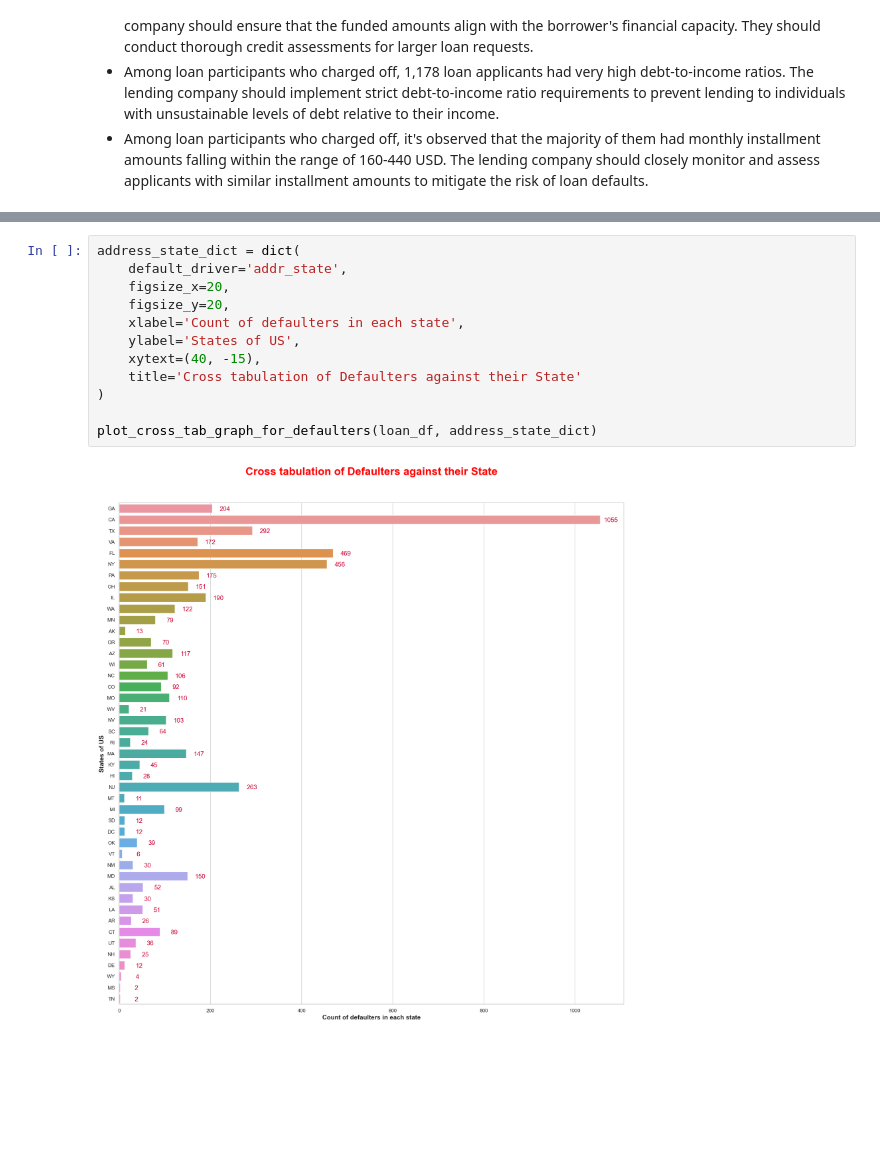
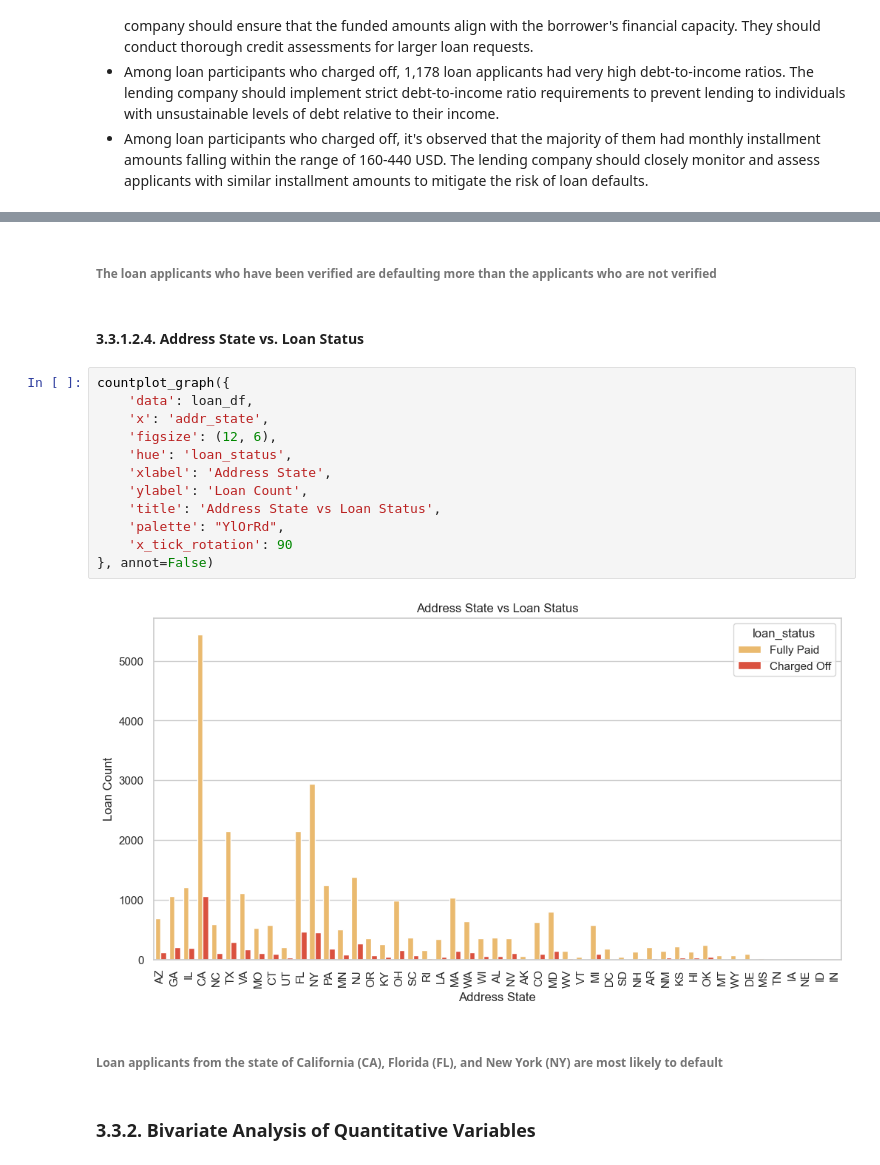
Before and after one commit to akashkriplani/lending-club-case-study, a Jupyter notebook: Akash_Kriplani.ipynb, the cells around one changed output, grey strips where cells are left out. Drawn from its saved outputs; the diff is of its cells as text; blank space fills up the shorter version.

Commit message:
bivariate analysis complete

```diff
--- a/Akash_Kriplani.ipynb
+++ b/Akash_Kriplani.ipynb
@@ -1166,14 +1335,22 @@ plot_cross_tab_graph_for_defaulters(loan_df, purpose_dict)
+# %% [markdown]
+###### The loan applicants who have been verified are defaulting more than the applicants who are not verified
+# %% [markdown]
+#### 3.3.1.2.4. Address State vs. Loan Status
 # %%
-address_state_dict = dict(
-    default_driver='addr_state',
-    figsize_x=20,
-    figsize_y=20,
-    xlabel='Count of defaulters in each state',
-    ylabel='States of US',
-    xytext=(40, -15),
-    title='Cross tabulation of Defaulters against their State'
-)
-
-plot_cross_tab_graph_for_defaulters(loan_df, address_state_dict)
+countplot_graph({
+    'data': loan_df,
+    'x': 'addr_state',
+    'figsize': (12, 6),
+    'hue': 'loan_status',
+    'xlabel': 'Address State',
+    'ylabel': 'Loan Count',
+    'title': 'Address State vs Loan Status',
+    'palette': "YlOrRd",
+    'x_tick_rotation': 90
+}, annot=False)
 # %% [output]
-[figure, old version]
+[figure, new version]
+# %% [markdown]
+###### Loan applicants from the state of California (CA), Florida (FL), and New York (NY) are most likely to default
+# %% [markdown]
+### 3.3.2. Bivariate Analysis of Quantitative Variables
```
Also changed, not shown: parts of 51 cells of this notebook.
